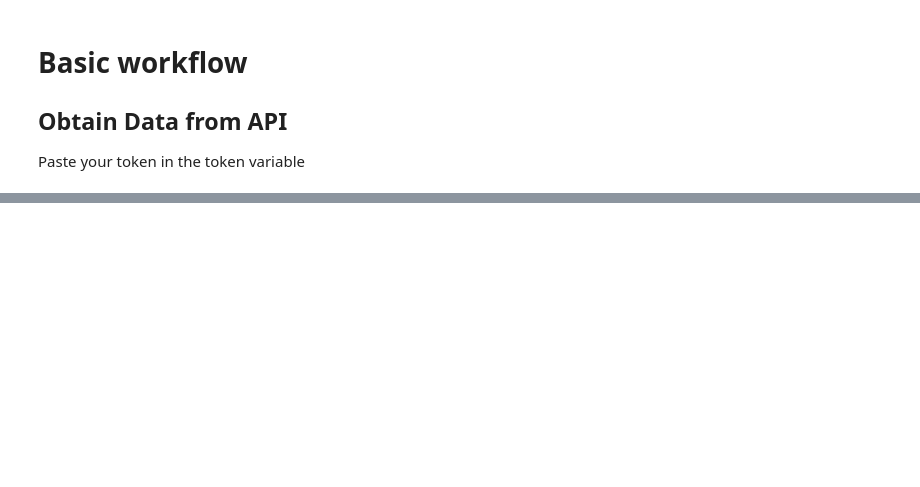
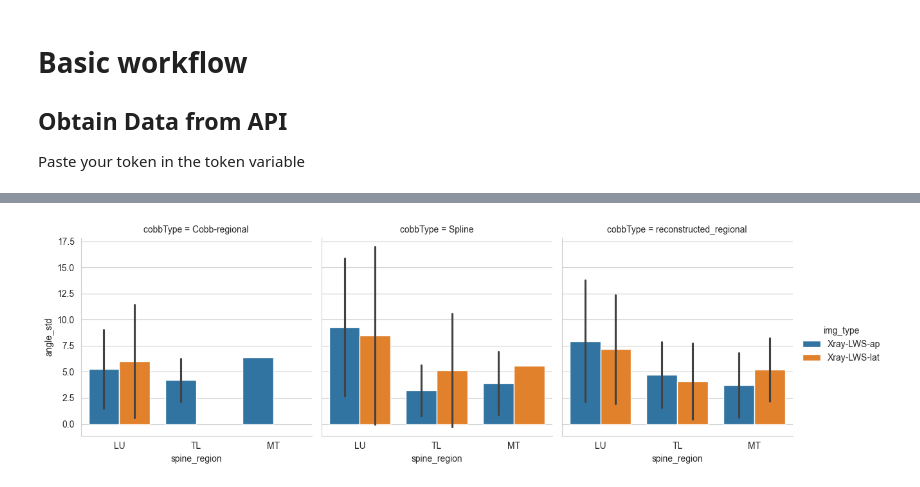
Before and after one commit to bernspe/XrayStats, a Jupyter notebook: comparing_angles.ipynb, the cells around one changed output, grey strips where cells are left out. Saved outputs shown, nothing was run; the diff lists cells and outputs as text; code cells hidden in the pictures; blank space fills up the shorter version.

Commit message:
XrayStats

```diff
--- a/comparing_angles.ipynb
+++ b/comparing_angles.ipynb
@@ -47,3 +50,0 @@ df5c=df5b.melt(id_vars=['id','patient_id','referring_patient','img_type','measur
-# %%
-df6 = pd.concat([df5c.drop(columns=['angle_data']), df5c['angle_data'].apply(pd.Series)], axis=1)
-df6b=pd.concat([df6.drop(columns=['cobbAngle','lineColor','lowerLine','upperLine']), df6['cobbAngle'].apply(pd.Series)], axis=1)
@@ -53 +54,5 @@ df6c = df6b[(df6b['vertebra_lower'] != '?') & (df6b['vertebra_upper'] != '?')]
+# %%
+# if reading from pickle data, that way one can include reconstructed cobb angles
+df5c = pd.read_pickle('data/df5c_with_reconstructed_angles.pkl')
+df5c_corrected = pd.read_pickle('data/df5c_corrected_with_reconstructed_angles.pkl')
 # %%
@@ -88,0 +100,22 @@ df6c.groupby(['id','cobbType','spine_region']).agg({'angle':['mean','count','std
+# %%
+def transform_df6c(df6c):
+    df6d=df6c.groupby(['id','cobbType','img_type','spine_region']).agg({'angle':['mean','count','std']}).reset_index()
+    df6d.dropna(inplace=True)
+    df6e=df6d.drop(columns=[('angle','count'),('angle','mean')])
+    # reset the multiindex columns
+    df6e.columns = ['_'.join(col).strip() if col[1] else col[0] for col in df6e.columns.values]
+    mask=((df6e['cobbType']!='Cobb-segmental') & (df6e['cobbType']!='reconstructed_segmental') &
+          ((df6e['img_type']=='Xray-LWS-ap') | (df6e['img_type']=='Xray-LWS-lat')))
+    df6f = df6e.loc[mask,:]
+    return df6d,df6f
+
+df6d,df6f=transform_df6c(df6c)
+df6d_corrected,df6f_corrected=transform_df6c(df6c_corrected)
+# %%
+import seaborn as sns
+import matplotlib.pyplot as plt
+cobbTypeOrder = ['Cobb-regional','Spline','reconstructed_regional']
+g=sns.catplot(data=df6f, x='spine_region', y='angle_std', hue='img_type', col='cobbType', col_order=cobbTypeOrder, kind='bar', height=4, aspect=1, errorbar='sd')
+g.fig.savefig('output/angle_std_by_spine_region.png')
+# %% [output]
+[figure, added]
```
Also changed, not shown: parts of 23 cells of this notebook, 18 other files.
